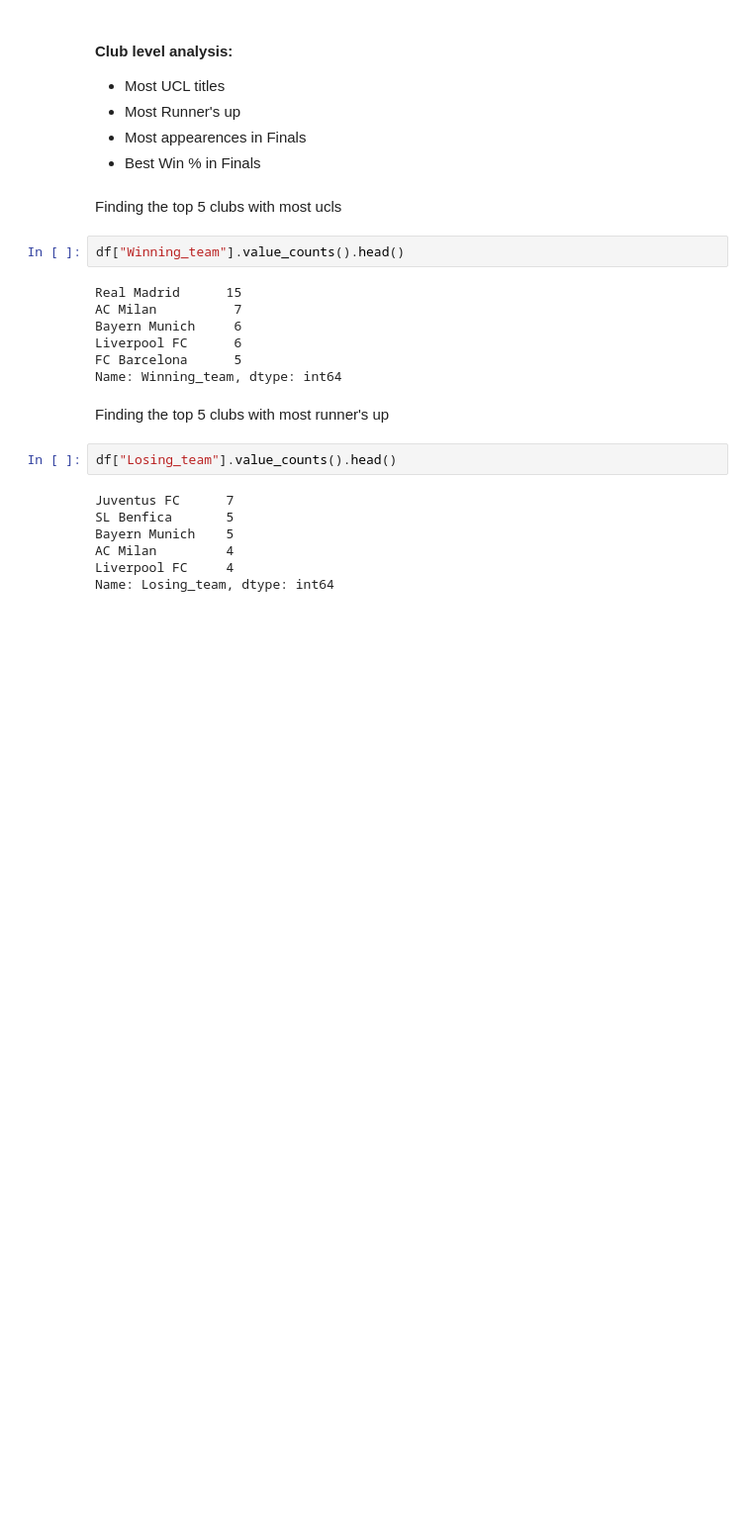
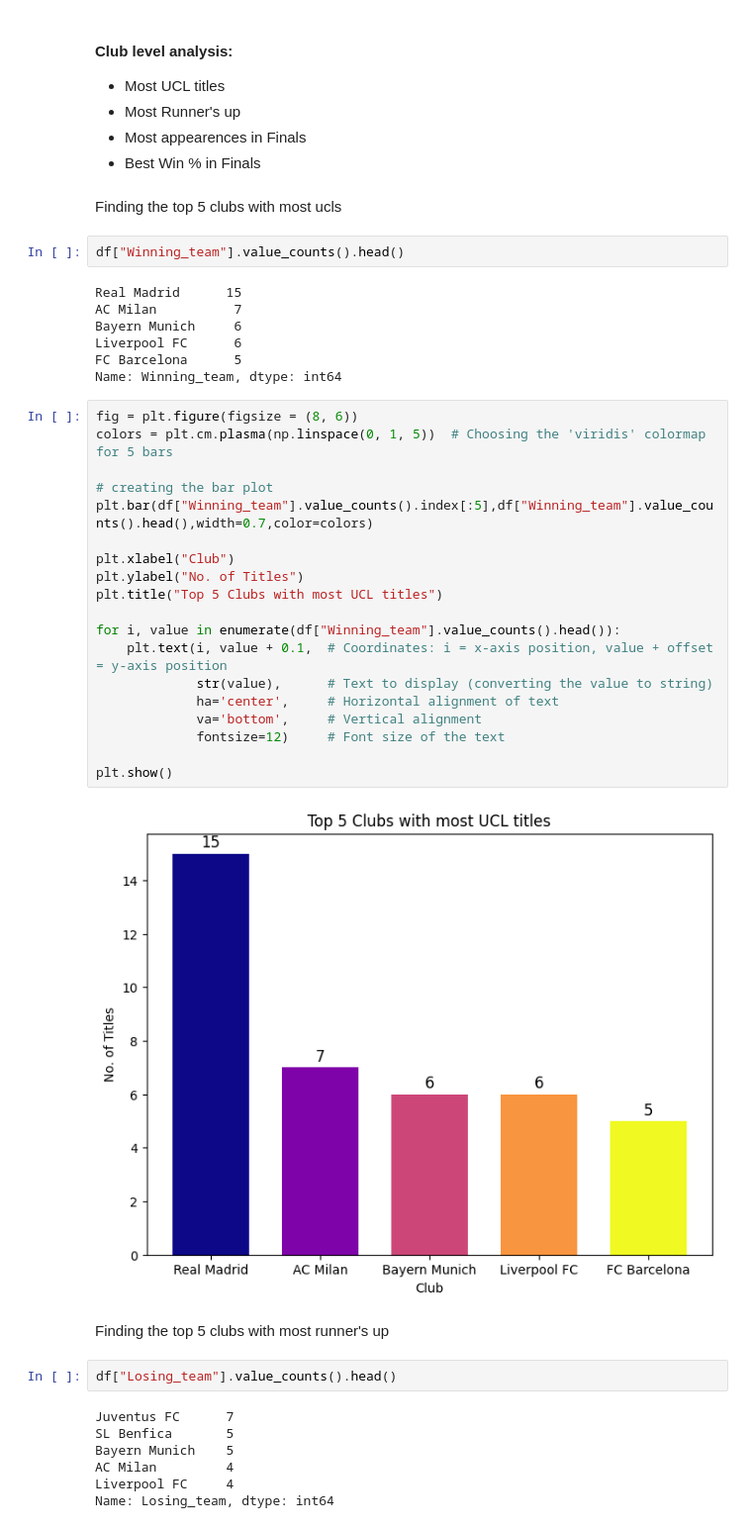
Before and after one commit to Fatha27/UCL_Analysis, a Jupyter notebook: ucl_finals_analysis.ipynb, the cells around one changed output. Shown at 99% size. Saved outputs shown, nothing was run; the diff lists cells and outputs as text; blank space fills up the shorter version.

Commit message:
Added visualizations in ucl_finals_analysis.ipynb

```diff
--- a/ucl_finals_analysis.ipynb
+++ b/ucl_finals_analysis.ipynb
@@ -91,6 +75,27 @@ Bayern Munich     6
 Liverpool FC      6
 FC Barcelona      5
 Name: Winning_team, dtype: int64
+# %%
+fig = plt.figure(figsize = (8, 6))
+colors = plt.cm.plasma(np.linspace(0, 1, 5))  # Choosing the 'viridis' colormap for 5 bars
+
+# creating the bar plot
+plt.bar(df["Winning_team"].value_counts().index[:5],df["Winning_team"].value_counts().head(),width=0.7,color=colors)
+
+plt.xlabel("Club")
+plt.ylabel("No. of Titles")
+plt.title("Top 5 Clubs with most UCL titles")
+
+for i, value in enumerate(df["Winning_team"].value_counts().head()):
+    plt.text(i, value + 0.1,  # Coordinates: i = x-axis position, value + offset = y-axis position
+             str(value),      # Text to display (converting the value to string)
+             ha='center',     # Horizontal alignment of text
+             va='bottom',     # Vertical alignment
+             fontsize=12)     # Font size of the text
+
+plt.show()
+# %% [output]
+[figure, added]
 # %% [markdown]
 Finding the top 5 clubs with most runner's up
 # %%
```
Also changed, not shown: parts of 30 cells of this notebook.
